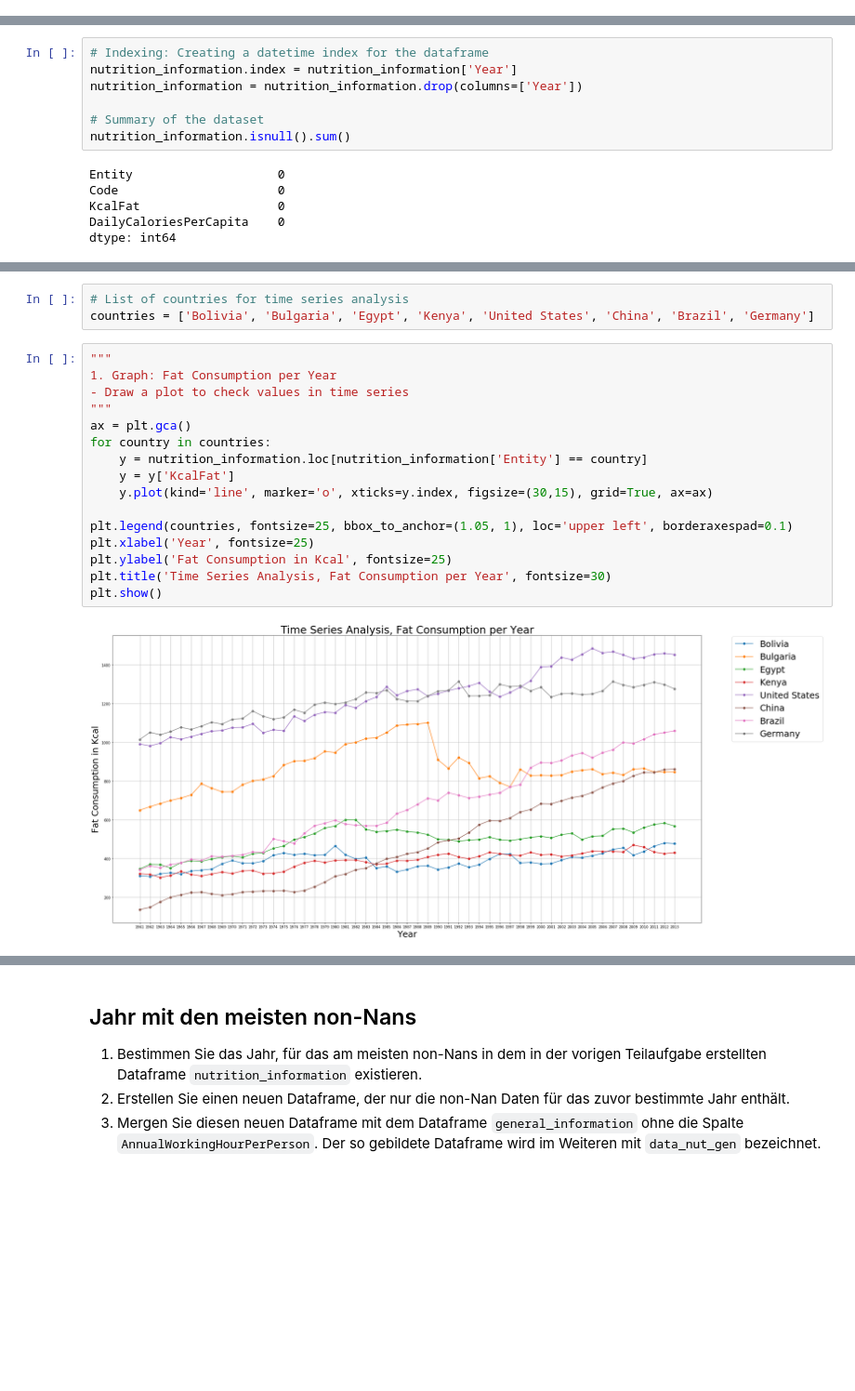
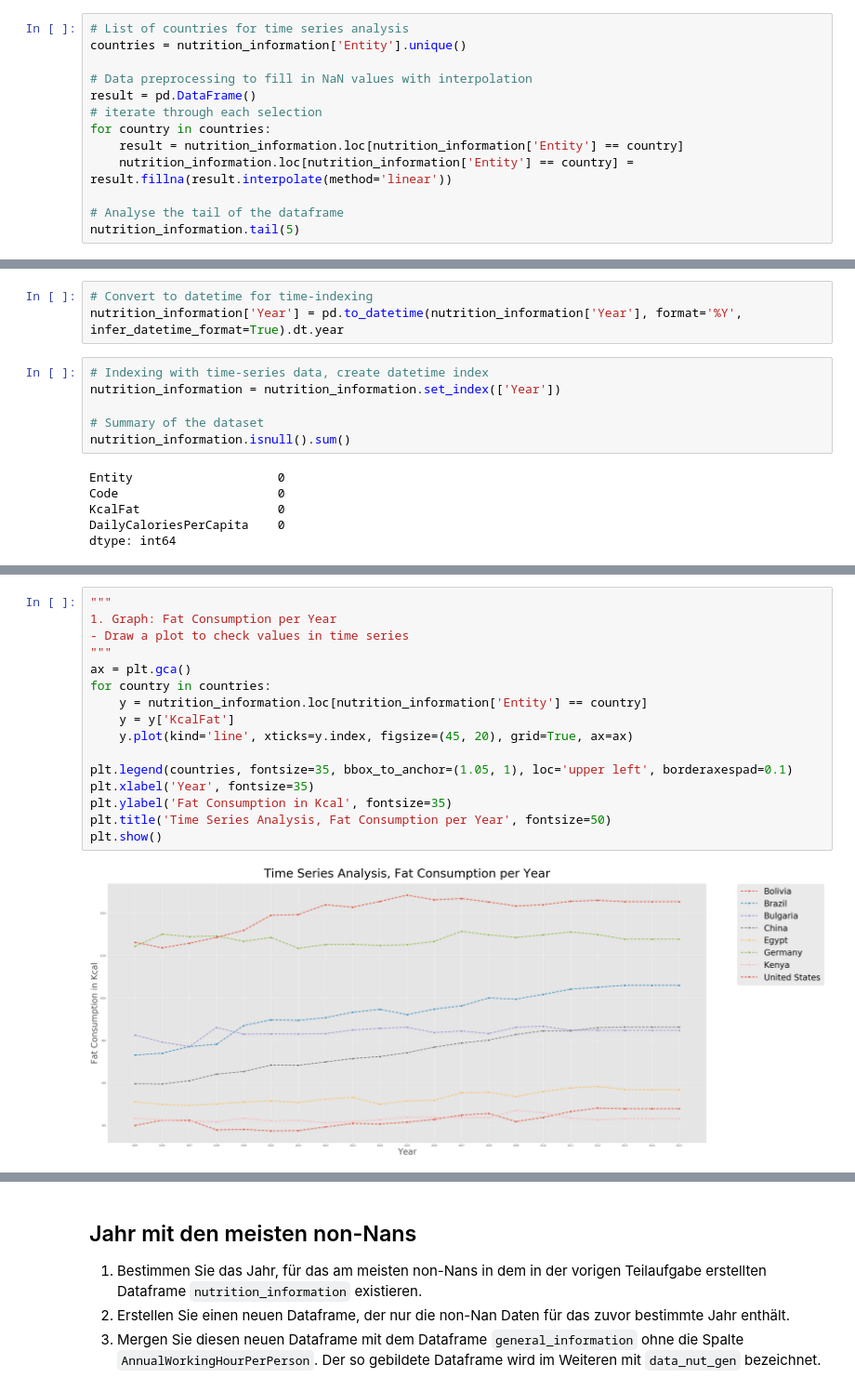
Before and after one commit to JaninaMattes/data-mining-pattern-recogntion, a Jupyter notebook: src/proj1_global_health_app/model/Project1_Global_HealthData_App.ipynb, the cells around one changed output, grey strips where cells are left out. Shown at 93% size. Cells and saved outputs as stored; diff of their text form; blank space fills up the shorter version.

Commit message:
src: Update time-series analysis and interpretation

```diff
--- a/src/proj1_global_health_app/model/Project1_Global_HealthData_App.ipynb
+++ b/src/proj1_global_health_app/model/Project1_Global_HealthData_App.ipynb
@@ -505,0 +474,13 @@ nutrition_information
+# %%
+# List of countries for time series analysis
+countries = nutrition_information['Entity'].unique()
+
+# Data preprocessing to fill in NaN values with interpolation
+result = pd.DataFrame()
+# iterate through each selection
+for country in countries:
+    result = nutrition_information.loc[nutrition_information['Entity'] == country]
+    nutrition_information.loc[nutrition_information['Entity'] == country] = result.fillna(result.interpolate(method='linear'))
+
+# Analyse the tail of the dataframe
+nutrition_information.tail(5)
@@ -506,7 +497,9 @@ nutrition_information
+# %%
+# Convert to datetime for time-indexing
+nutrition_information['Year'] = pd.to_datetime(nutrition_information['Year'], format='%Y', infer_datetime_format=True).dt.year
 # %%
-# Indexing: Creating a datetime index for the dataframe
-nutrition_information.index = nutrition_information['Year']
-nutrition_information = nutrition_information.drop(columns=['Year'])
+# Indexing with time-series data, create datetime index
+nutrition_information = nutrition_information.set_index(['Year'])
 
 # Summary of the dataset
 nutrition_information.isnull().sum()
@@ -529,24 +522,21 @@ nutrition_information.head(5)
-# %%
-# List of countries for time series analysis
-countries = ['Bolivia', 'Bulgaria', 'Egypt', 'Kenya', 'United States', 'China', 'Brazil', 'Germany']
 # %%
 """
 1. Graph: Fat Consumption per Year
 - Draw a plot to check values in time series
 """
 ax = plt.gca()
 for country in countries:
     y = nutrition_information.loc[nutrition_information['Entity'] == country]
     y = y['KcalFat']
-    y.plot(kind='line', marker='o', xticks=y.index, figsize=(30,15), grid=True, ax=ax)
+    y.plot(kind='line', xticks=y.index, figsize=(45, 20), grid=True, ax=ax)
 
-plt.legend(countries, fontsize=25, bbox_to_anchor=(1.05, 1), loc='upper left', borderaxespad=0.1)
-plt.xlabel('Year', fontsize=25)
-plt.ylabel('Fat Consumption in Kcal', fontsize=25)
-plt.title('Time Series Analysis, Fat Consumption per Year', fontsize=30)
+plt.legend(countries, fontsize=35, bbox_to_anchor=(1.05, 1), loc='upper left', borderaxespad=0.1)
+plt.xlabel('Year', fontsize=35)
+plt.ylabel('Fat Consumption in Kcal', fontsize=35)
+plt.title('Time Series Analysis, Fat Consumption per Year', fontsize=50)
 plt.show()
 # %% [output]
-[figure, old version]
+[figure, new version]
 # %%
 """
 2. Graph:  Daily Calories per Capita and Year
```
Also changed, not shown: parts of 15 cells of this notebook.
